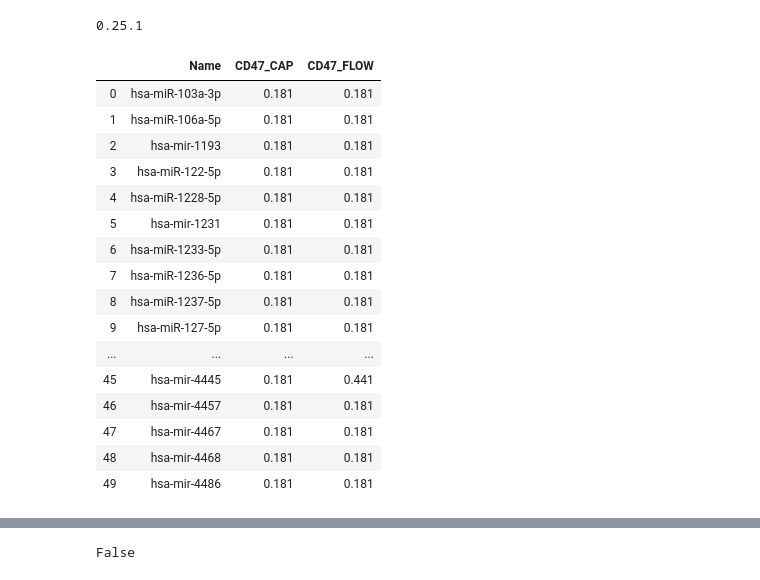
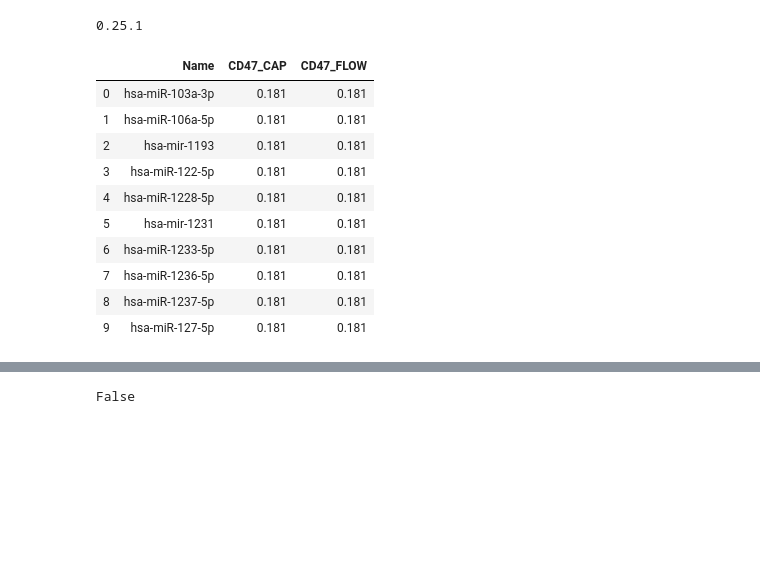
Before and after one commit to Pysk369/project_spring_2020, a Jupyter notebook: Pysk369_project.ipynb, the cells around one changed output, grey strips where cells are left out. Cells and saved outputs as stored; diff of their text form; code cells hidden in the pictures; blank space fills up the shorter version.

```diff
--- a/Pysk369_project.ipynb
+++ b/Pysk369_project.ipynb
@@ -188,23 +177,17 @@ import pandas
 df1 = pandas.read_excel(open('C:\\Users\\sukik\\project_spring_2020\Python_project_data\MicroArray.xlsx','rb'))
 df2 = pandas.read_excel(open('C:\\Users\\sukik\\project_spring_2020\Python_project_data\miRNASEQ.xlsx','rb'))
 # %%
-df1.head(50)
+df1.head(10)
 # %% [output]
 |  | Name | CD47_CAP | CD47_FLOW |
 | 0 | hsa-miR-103a-3p | 0.181 | 0.181 |
 | 1 | hsa-miR-106a-5p | 0.181 | 0.181 |
 | 2 | hsa-mir-1193 | 0.181 | 0.181 |
 | 3 | hsa-miR-122-5p | 0.181 | 0.181 |
 | 4 | hsa-miR-1228-5p | 0.181 | 0.181 |
 | 5 | hsa-mir-1231 | 0.181 | 0.181 |
 | 6 | hsa-miR-1233-5p | 0.181 | 0.181 |
 | 7 | hsa-miR-1236-5p | 0.181 | 0.181 |
 | 8 | hsa-miR-1237-5p | 0.181 | 0.181 |
 | 9 | hsa-miR-127-5p | 0.181 | 0.181 |
-| ... | ... | ... | ... |
-| 45 | hsa-mir-4445 | 0.181 | 0.441 |
-| 46 | hsa-mir-4457 | 0.181 | 0.181 |
-| 47 | hsa-mir-4467 | 0.181 | 0.181 |
-| 48 | hsa-mir-4468 | 0.181 | 0.181 |
-| 49 | hsa-mir-4486 | 0.181 | 0.181 |
 # %%
```
Also changed, not shown: parts of 40 cells of this notebook.
